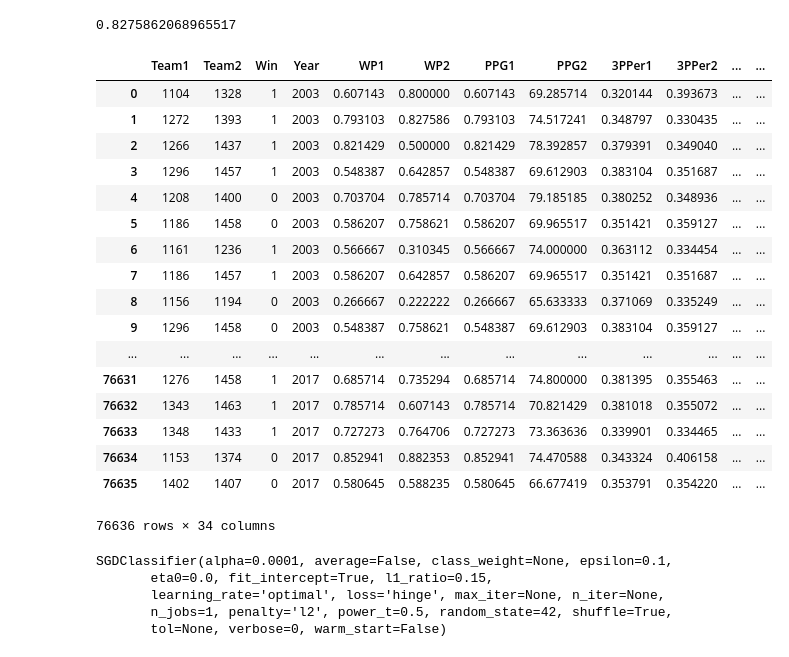
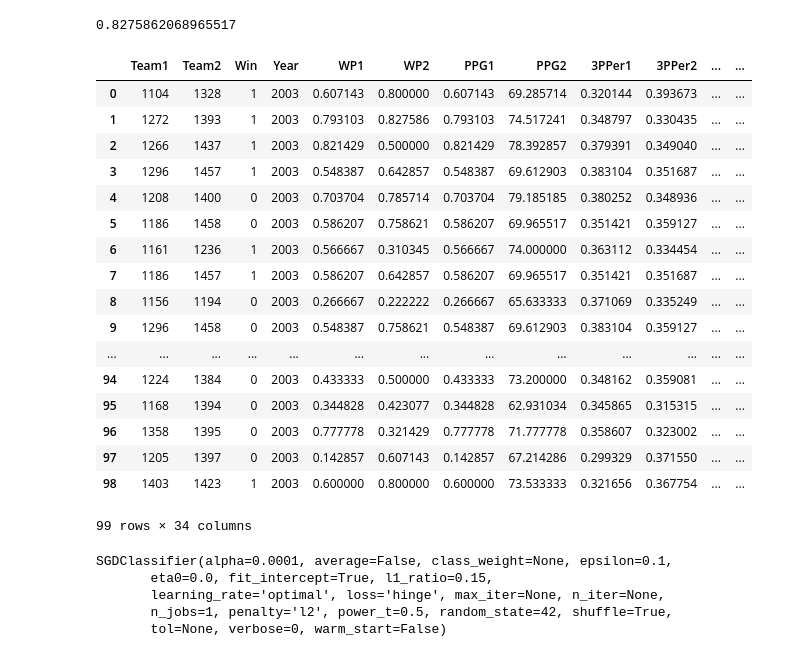
Before and after one commit to frankbreetz/Kaggle, a Jupyter notebook: Google Cloud & NCAA® ML Competition 2018-Men's/NCAA® ML Competition 2018-Men's.ipynb, the cells around one changed output. Drawn from its saved outputs; the diff is of its cells as text; code cells hidden in the pictures.

```diff
--- a/Google Cloud & NCAA® ML Competition 2018-Men's/NCAA® ML Competition 2018-Men's.ipynb
+++ b/Google Cloud & NCAA® ML Competition 2018-Men's/NCAA® ML Competition 2018-Men's.ipynb
@@ -572,25 +572,25 @@ td.to_csv('training_data.csv',index=False)
 teams.loc[teams['TeamID']==1153]
 # %%
 import pandas as pd
-td=pd.read_csv('training_data.csv')
+td=pd.read_csv('training_data_short.csv')
 td
 # %% [output]
 |  | Team1 | Team2 | Win | Year | WP1 | WP2 | PPG1 | PPG2 | 3PPer1 | 3PPer2 | ... | ... |
 | 0 | 1104 | 1328 | 1 | 2003 | 0.607143 | 0.800000 | 0.607143 | 69.285714 | 0.320144 | 0.393673 | ... | ... |
 | 1 | 1272 | 1393 | 1 | 2003 | 0.793103 | 0.827586 | 0.793103 | 74.517241 | 0.348797 | 0.330435 | ... | ... |
 | 2 | 1266 | 1437 | 1 | 2003 | 0.821429 | 0.500000 | 0.821429 | 78.392857 | 0.379391 | 0.349040 | ... | ... |
 | 3 | 1296 | 1457 | 1 | 2003 | 0.548387 | 0.642857 | 0.548387 | 69.612903 | 0.383104 | 0.351687 | ... | ... |
 | 4 | 1208 | 1400 | 0 | 2003 | 0.703704 | 0.785714 | 0.703704 | 79.185185 | 0.380252 | 0.348936 | ... | ... |
 | 5 | 1186 | 1458 | 0 | 2003 | 0.586207 | 0.758621 | 0.586207 | 69.965517 | 0.351421 | 0.359127 | ... | ... |
 | 6 | 1161 | 1236 | 1 | 2003 | 0.566667 | 0.310345 | 0.566667 | 74.000000 | 0.363112 | 0.334454 | ... | ... |
 | 7 | 1186 | 1457 | 1 | 2003 | 0.586207 | 0.642857 | 0.586207 | 69.965517 | 0.351421 | 0.351687 | ... | ... |
 | 8 | 1156 | 1194 | 0 | 2003 | 0.266667 | 0.222222 | 0.266667 | 65.633333 | 0.371069 | 0.335249 | ... | ... |
 | 9 | 1296 | 1458 | 0 | 2003 | 0.548387 | 0.758621 | 0.548387 | 69.612903 | 0.383104 | 0.359127 | ... | ... |
 | ... | ... | ... | ... | ... | ... | ... | ... | ... | ... | ... | ... | ... |
-| 76631 | 1276 | 1458 | 1 | 2017 | 0.685714 | 0.735294 | 0.685714 | 74.800000 | 0.381395 | 0.355463 | ... | ... |
-| 76632 | 1343 | 1463 | 1 | 2017 | 0.785714 | 0.607143 | 0.785714 | 70.821429 | 0.381018 | 0.355072 | ... | ... |
-| 76633 | 1348 | 1433 | 1 | 2017 | 0.727273 | 0.764706 | 0.727273 | 73.363636 | 0.339901 | 0.334465 | ... | ... |
-| 76634 | 1153 | 1374 | 0 | 2017 | 0.852941 | 0.882353 | 0.852941 | 74.470588 | 0.343324 | 0.406158 | ... | ... |
-| 76635 | 1402 | 1407 | 0 | 2017 | 0.580645 | 0.588235 | 0.580645 | 66.677419 | 0.353791 | 0.354220 | ... | ... |
+| 94 | 1224 | 1384 | 0 | 2003 | 0.433333 | 0.500000 | 0.433333 | 73.200000 | 0.348162 | 0.359081 | ... | ... |
+| 95 | 1168 | 1394 | 0 | 2003 | 0.344828 | 0.423077 | 0.344828 | 62.931034 | 0.345865 | 0.315315 | ... | ... |
+| 96 | 1358 | 1395 | 0 | 2003 | 0.777778 | 0.321429 | 0.777778 | 71.777778 | 0.358607 | 0.323002 | ... | ... |
+| 97 | 1205 | 1397 | 0 | 2003 | 0.142857 | 0.607143 | 0.142857 | 67.214286 | 0.299329 | 0.371550 | ... | ... |
+| 98 | 1403 | 1423 | 1 | 2003 | 0.600000 | 0.800000 | 0.600000 | 73.533333 | 0.321656 | 0.367754 | ... | ... |
-76636 rows × 34 columns
+99 rows × 34 columns
 # %%
```
Also changed, not shown: parts of 25 cells of this notebook, 2 other files.
